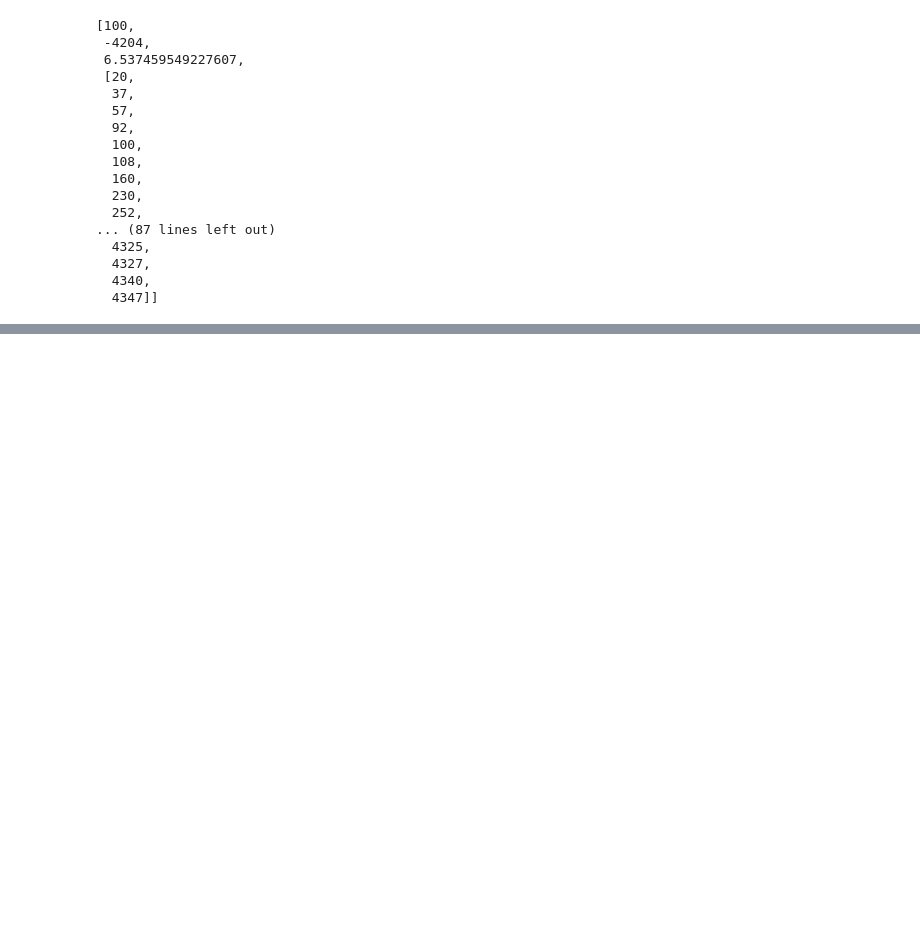
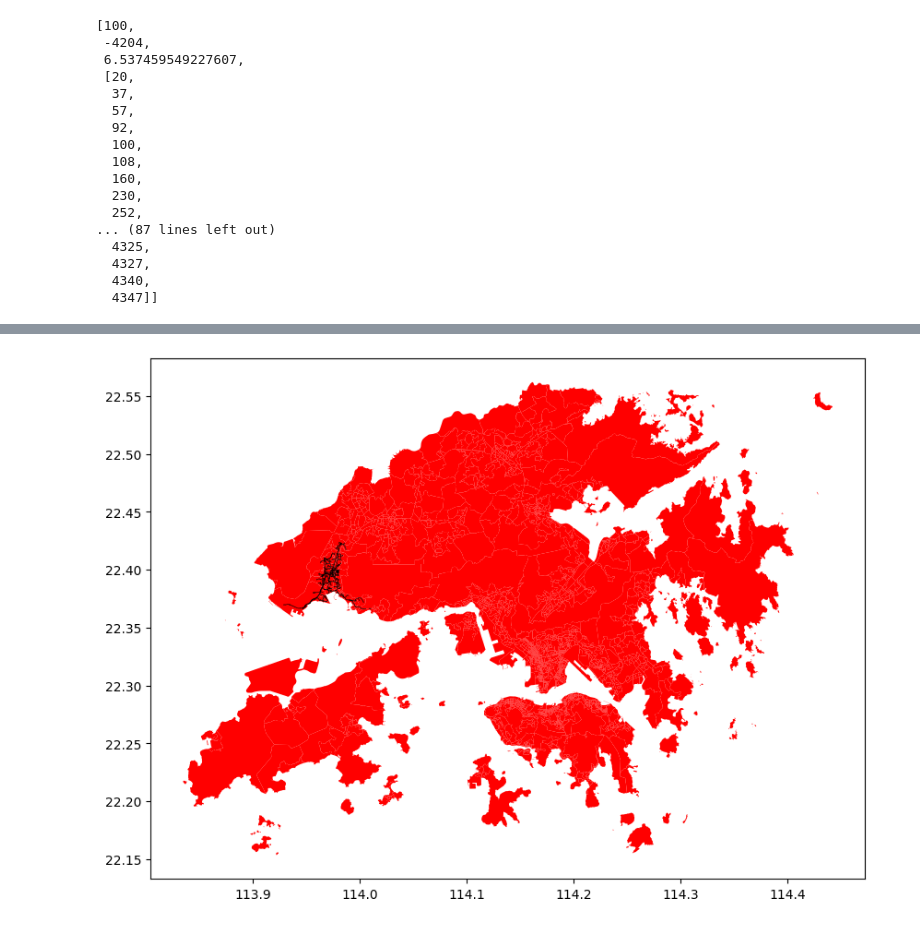
Before and after one commit to sywang-20/opt-greedy, a Jupyter notebook: post-analysis.ipynb, the cells around one changed output, grey strips where cells are left out. Drawn from its saved outputs; the diff is of its cells as text; code cells hidden in the pictures; blank space fills up the shorter version.

```diff
--- a/post-analysis.ipynb
+++ b/post-analysis.ipynb
@@ -488,0 +522,6 @@ def HV_comparison(obj_new, obj_original):
+# %%
+path='D://project//data//pipeTM_Adjust//pipeTM_Adjust//pipe_TM_Adjust_WGS84.shp'
+# use geopandas
+gdf = gpd.read_file(path)
+# %%
+gdf.to_crs('epsg:4326', inplace=True)
@@ -488,0 +542,4 @@ def HV_comparison(obj_new, obj_original):
+# %%
+#pop_path='D://project//data//SSBG_16BC_84//SSBG_16BC_84//SSBG_16BC_84.shp'
+pop_path='D://project//data//2016PopulationBycensusStatisticsBySmallStreetBlockGroup_SHP//SSBG_16BC.shp'
+pop = gpd.read_file(pop_path)
@@ -488,0 +563,2 @@ def HV_comparison(obj_new, obj_original):
+# %%
+pop.to_crs('epsg:4326', inplace=True)
@@ -488,0 +579,8 @@ def HV_comparison(obj_new, obj_original):
+# %%
+# 画图
+fig, ax = plt.subplots(figsize=(10, 10))
+gdf.plot(ax=ax, color='black', linewidth=0.5)
+pop.plot(ax=ax, color='red', markersize=1)
+plt.show()
+# %% [output]
+[figure, added]
```
Also changed, not shown: parts of 16 cells of this notebook.
